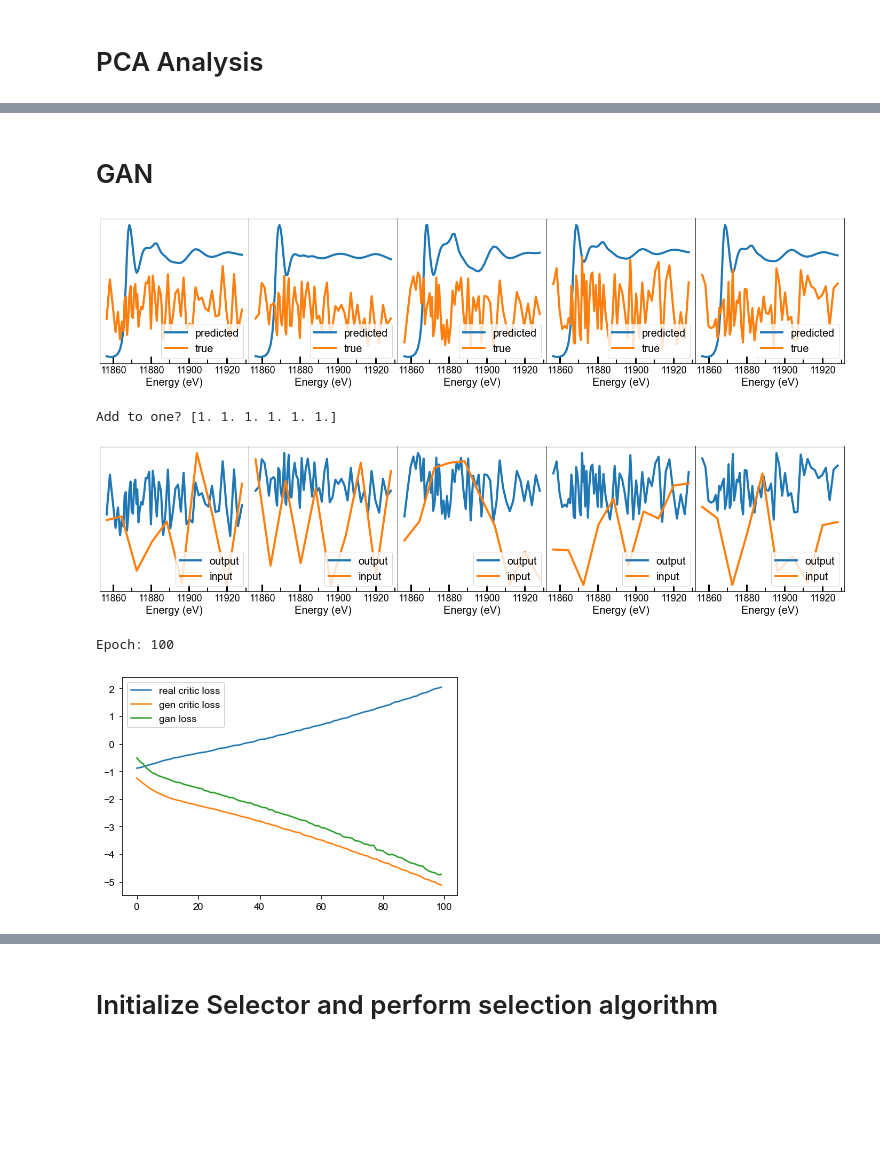
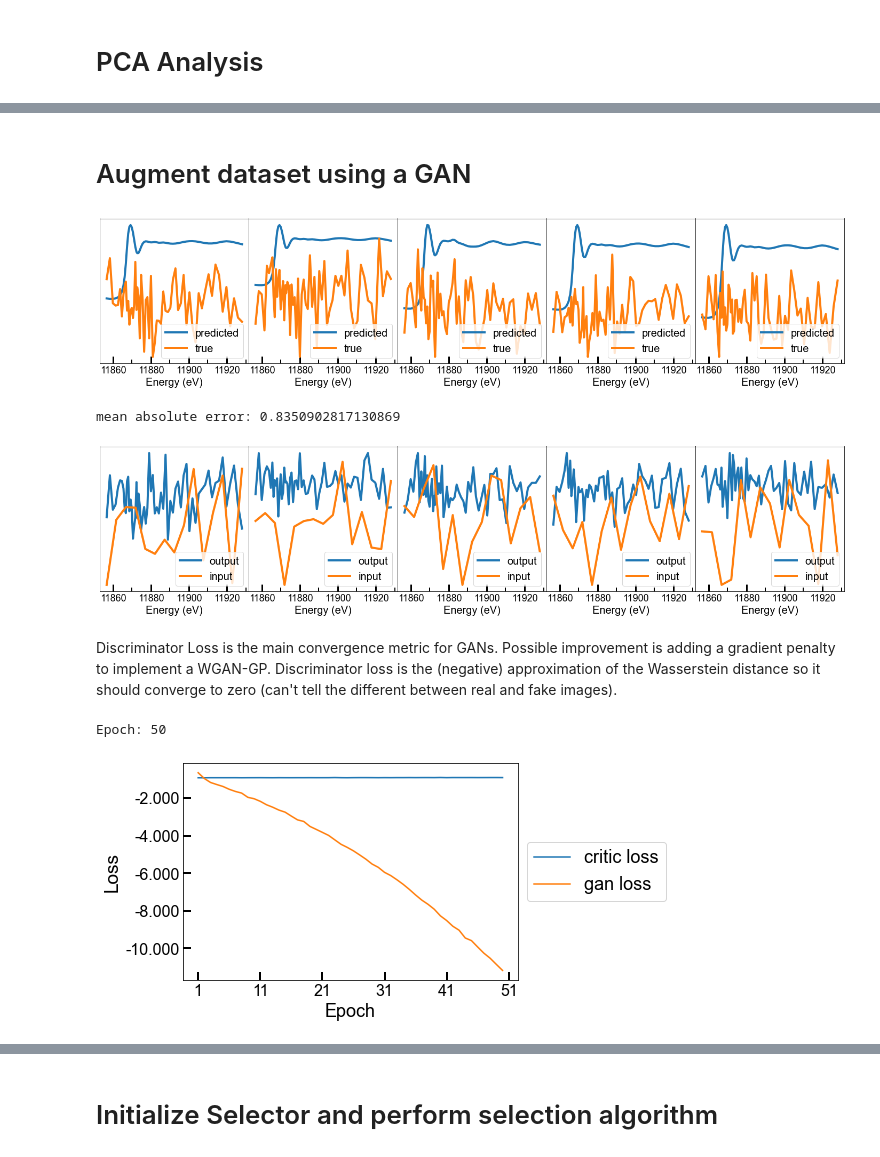
Before and after one commit to stetef/Energy-Point-Selection, a Jupyter notebook: Visualization.ipynb, the cells around one changed output, grey strips where cells are left out. Drawn from its saved outputs; the diff is of its cells as text; code cells hidden in the pictures; blank space fills up the shorter version.

```diff
--- a/Visualization.ipynb
+++ b/Visualization.ipynb
@@ -40,0 +50,6 @@ Refs = np.array(df[data_columns], dtype=float).T[N_refs]
+# %%
+exp_data_columns = [colm for colm in exp.columns if len(colm.replace('X', '')) > 3]
+Exp_Refs = np.array(exp[exp_data_columns], dtype=float).T
+# %%
+Refs = np.concatenate((Sim_Refs, Exp_Refs), axis=0)
+data_columns = sim_data_columns + exp_data_columns
@@ -211,2 +98,2 @@ if n_components == 2:
 # %% [markdown]
-# GAN
+# Augment dataset using a GAN
@@ -229,23 +100,28 @@ def plot_spectra(data1, data2, m, Energy, Refs):
+# %%
+mlmodels = reload(mlmodels)
 # %%
-latent_dim = 10
-wgan = models.WGAN(Refs, latent_dim)
+latent_dim = 15
+wgan = mlmodels.WGAN(Refs, latent_dim)
+# args = [Refs, latent_dim]
+# wgan = mlmodels.WGAN_GP(10, *args)
 
 kwargs = {'N': 5, 'scale': 0.0, 'dropout': 0.1 , 'training': False}
 real_data, real_coeffs = generate_linear_combos(Refs, **kwargs)
 fake_data, fake_coeffs = wgan.generate_fake_samples(6, training=False)
 # %%
 plot_reconstructions(fake_data, fake_coeffs, 5, Energy, Refs)
-pred_coeffs = get_coeffs_from_sepctra(real_data, Refs)
-plot_spectra(fake_data, noise, 5, Energy, Refs)
+wgan.plot_input_output(5, Energy, Refs)
 # %% [output]
-[figure, old version]
+[figure, new version]
-Add to one? [1. 1. 1. 1. 1. 1.]
+mean absolute error: 0.8350902817130869
-[figure, old version]
+[figure, new version]
+# %% [markdown]
+Discriminator Loss is the main convergence metric for GANs. Possible improvement is adding a gradient penalty to implement a WGAN-GP. Discriminator loss is the (negative) approximation of the Wasserstein distance so it should converge to zero (can't tell the different between real and fake images).
 # %%
-wgan.train(n_epochs=100, n_batch=128)
+wgan.train(n_epochs=50, n_batch=128)
 # %% [output]
-Epoch: 100
+Epoch: 50
-[figure, old version]
+[figure, new version]
 # %%
 fake_data, fake_coeffs = wgan.generate_fake_samples(5, training=False)
 noise = wgan._generate_latent_points(5)
```
Also changed, not shown: parts of 33 cells of this notebook, 5 other files.
